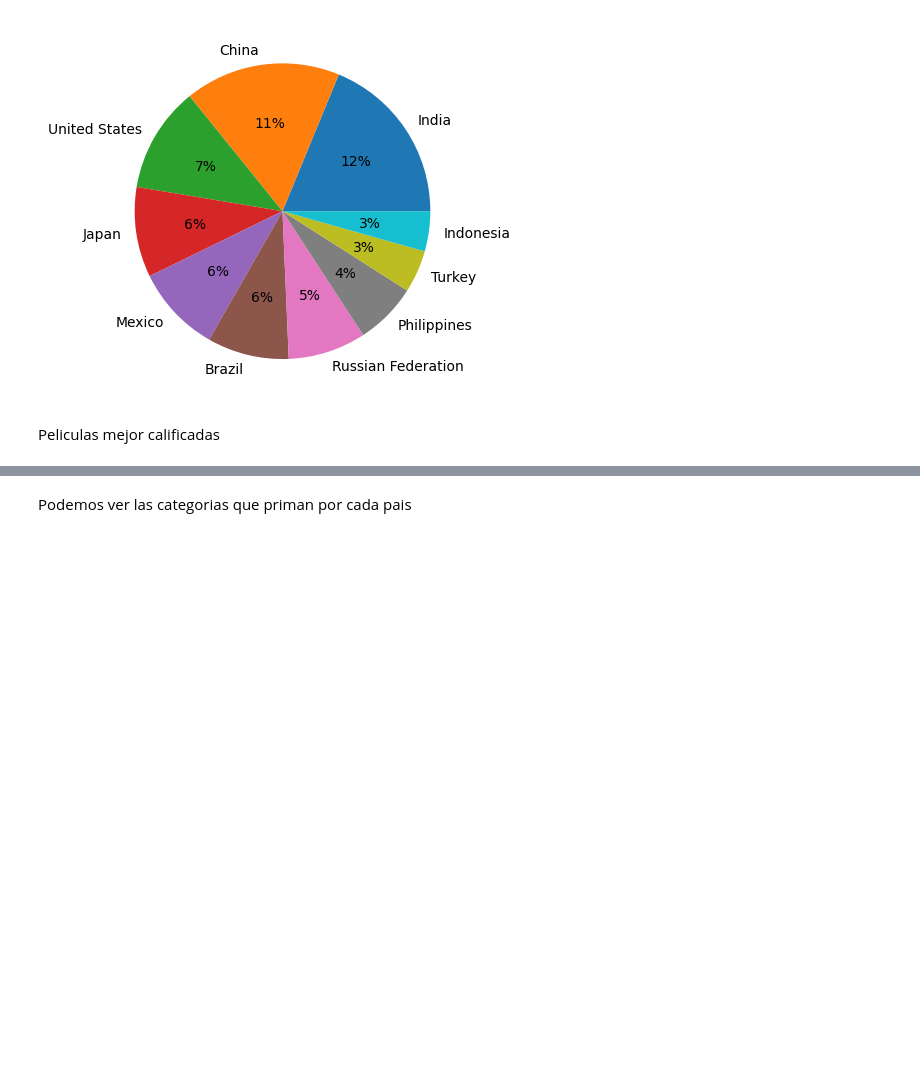
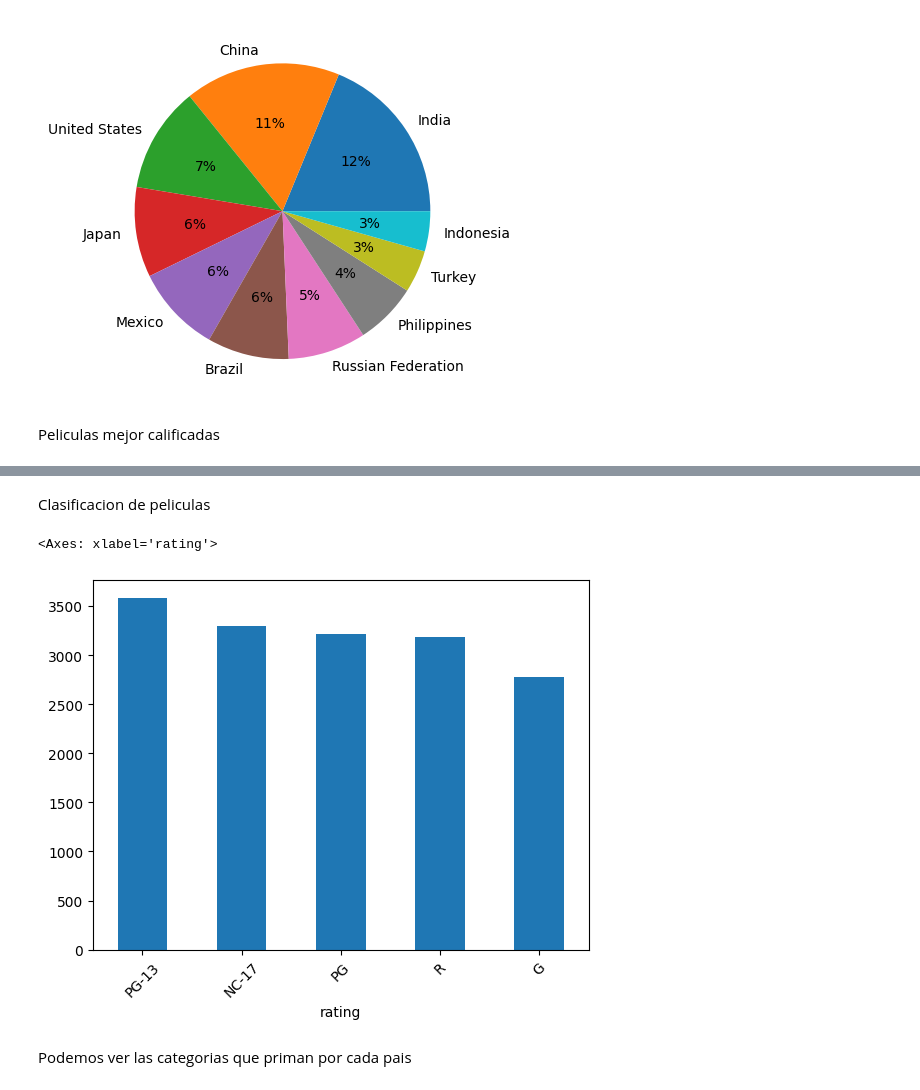
Before and after one commit to andycr00/sakila-ML, a Jupyter notebook: exploracion.ipynb, the cells around one changed output, grey strips where cells are left out. Drawn from its saved outputs; the diff is of its cells as text; code cells hidden in the pictures; blank space fills up the shorter version.

```diff
--- a/exploracion.ipynb
+++ b/exploracion.ipynb
@@ -100,3 +100,12 @@ data.groupby("title")["rental_rate"].mean().head(15).sort_values(ascending=False
+# %% [markdown]
+Clasificacion de peliculas
+# %%
+data.groupby("rating")["rating"].count().head(15).sort_values(ascending=False).plot(
+    kind="bar", rot=45
+)
+# %% [output]
+<Axes: xlabel='rating'>
+[figure, added]
 # %% [markdown]
 Podemos ver las categorias que priman por cada pais
 # %%
```
Also changed, not shown: parts of 9 cells of this notebook, 1 other file.
